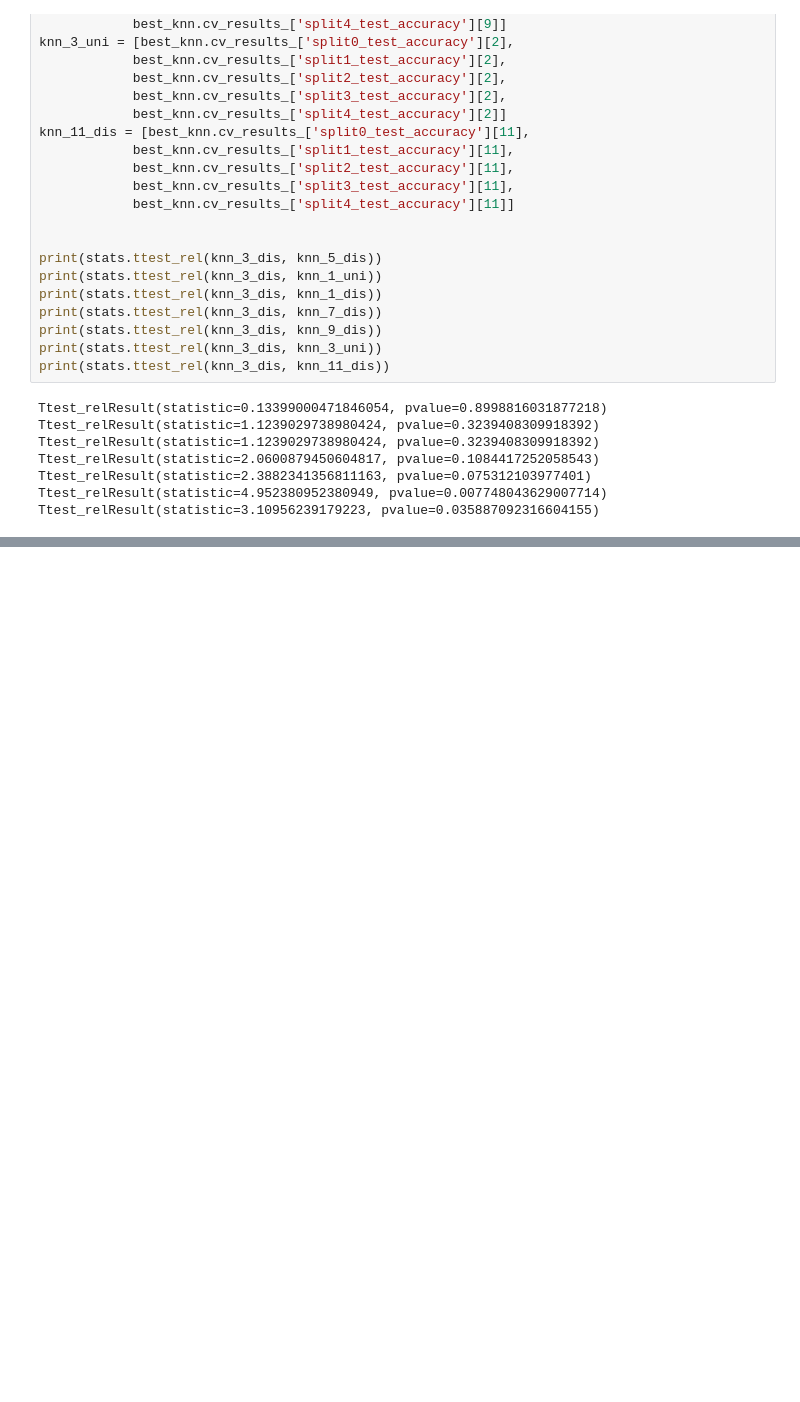
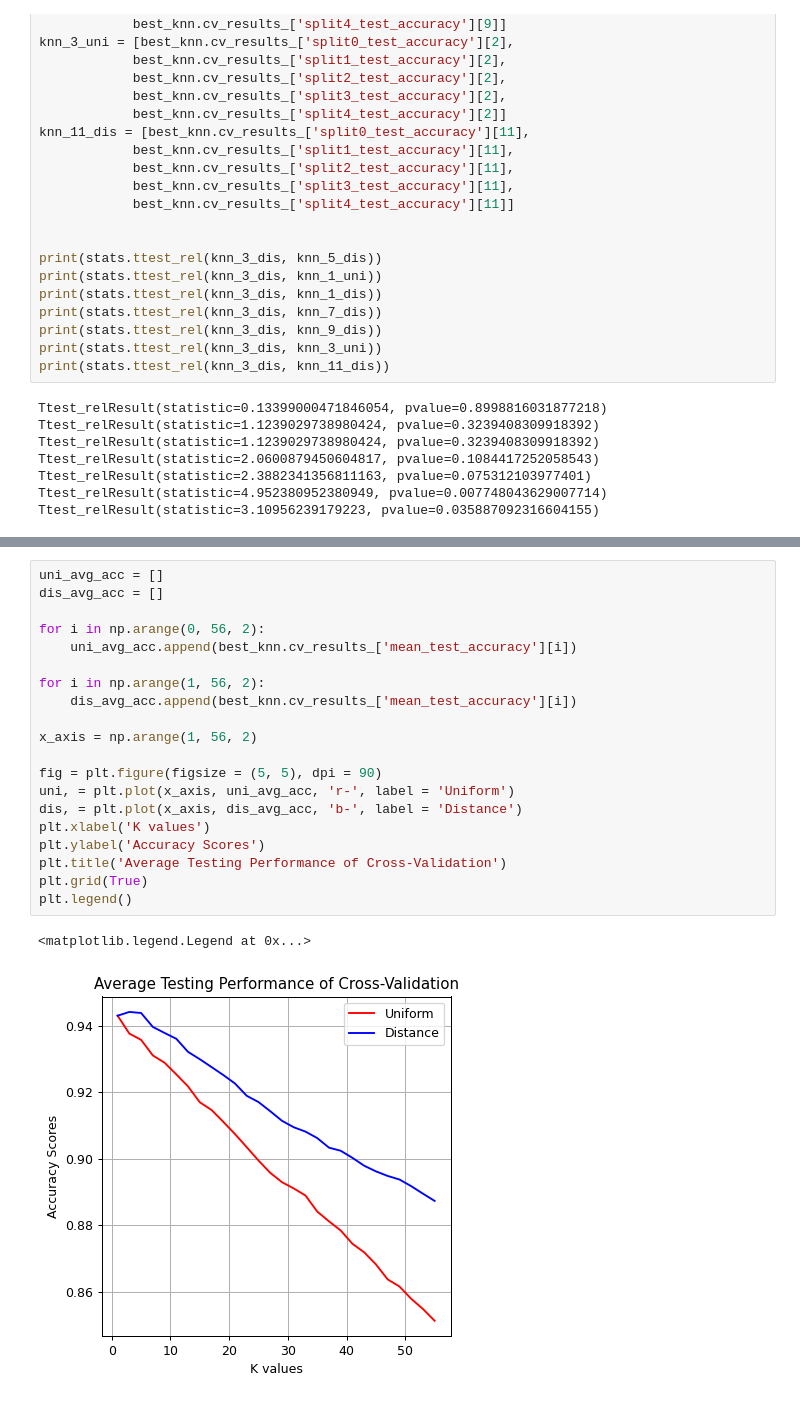
Before and after one commit to MChengW/cogs109_finalproject_2021, a Jupyter notebook: Yuan.ipynb, the cells around one changed output, grey strips where cells are left out. Drawn from its saved outputs; the diff is of its cells as text; blank space fills up the shorter version.

```diff
--- a/Yuan.ipynb
+++ b/Yuan.ipynb
@@ -217,0 +284,23 @@ df_t_test
+# %%
+uni_avg_acc = []
+dis_avg_acc = []
+
+for i in np.arange(0, 56, 2):
+    uni_avg_acc.append(best_knn.cv_results_['mean_test_accuracy'][i])
+
+for i in np.arange(1, 56, 2):
+    dis_avg_acc.append(best_knn.cv_results_['mean_test_accuracy'][i])
+
+x_axis = np.arange(1, 56, 2)
+
+fig = plt.figure(figsize = (5, 5), dpi = 90)
+uni, = plt.plot(x_axis, uni_avg_acc, 'r-', label = 'Uniform')
+dis, = plt.plot(x_axis, dis_avg_acc, 'b-', label = 'Distance')
+plt.xlabel('K values')
+plt.ylabel('Accuracy Scores')
+plt.title('Average Testing Performance of Cross-Validation')
+plt.grid(True)
+plt.legend()
+# %% [output]
+<matplotlib.legend.Legend at 0x...>
+[figure, added]
```
Also changed, not shown: parts of 15 cells of this notebook.
